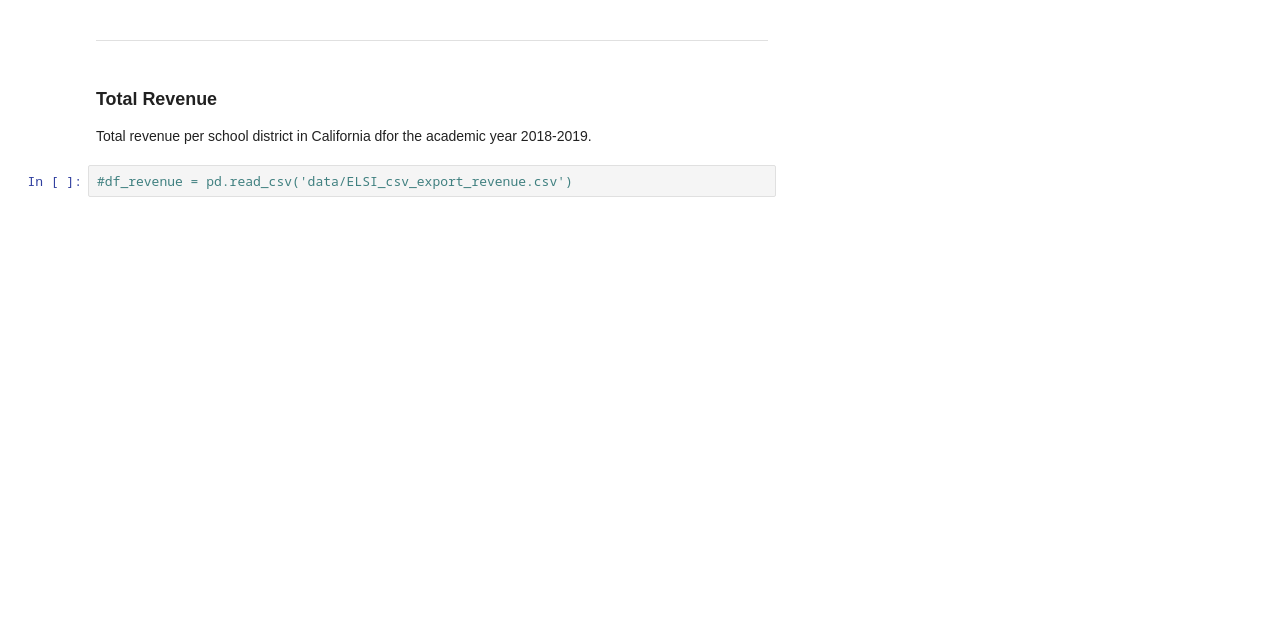
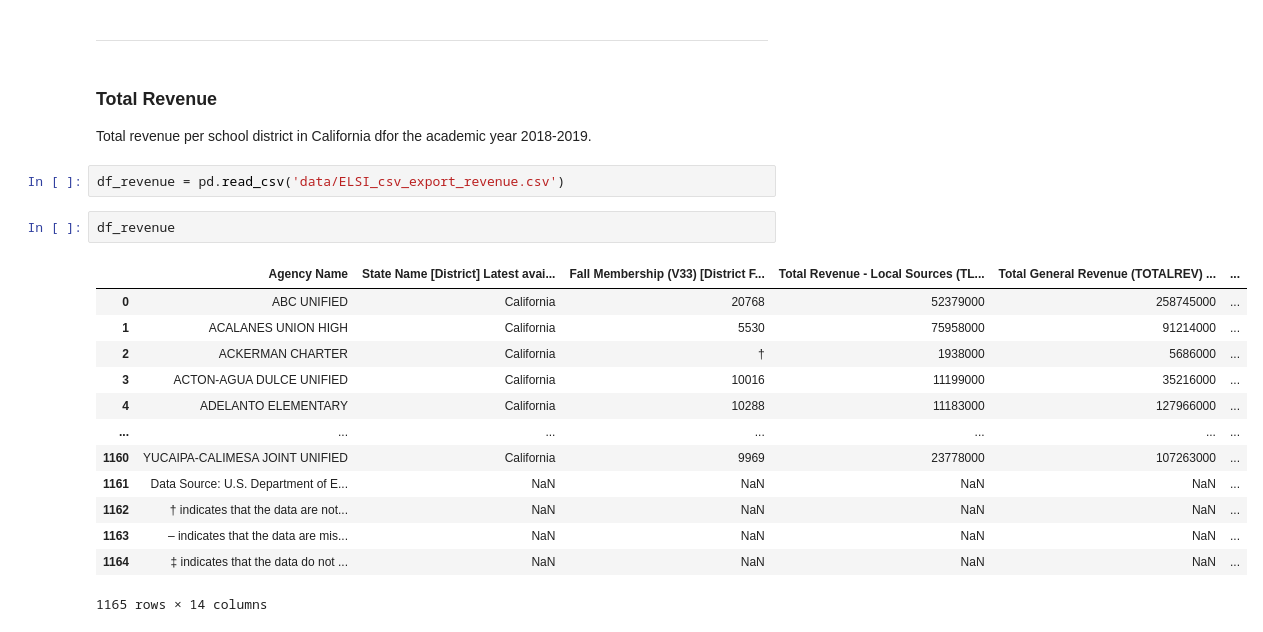
Before and after one commit to gabriellewald/springboard-coursework, a Jupyter notebook: education_project/Capstone2_education_project.ipynb, the cells around one changed output. Saved outputs shown, nothing was run; the diff lists cells and outputs as text; blank space fills up the shorter version.

```diff
--- a/education_project/Capstone2_education_project.ipynb
+++ b/education_project/Capstone2_education_project.ipynb
@@ -157,4 +171,20 @@ Total enrollment per district for grades 3-8 and grade 11 for the academic year
 
 Total revenue per school district in California dfor the academic year 2018-2019.
 # %%
-#df_revenue = pd.read_csv('data/ELSI_csv_export_revenue.csv')
+df_revenue = pd.read_csv('data/ELSI_csv_export_revenue.csv')
+# %%
+df_revenue
+# %% [output]
+|  | Agency Name | State Name [District] Latest avai... | Fall Membership (V33) [District F... | Total Revenue - Local Sources (TL... | Total General Revenue (TOTALREV) ... | ... |
+| 0 | ABC UNIFIED | California | 20768 | 52379000 | 258745000 | ... |
+| 1 | ACALANES UNION HIGH | California | 5530 | 75958000 | 91214000 | ... |
+| 2 | ACKERMAN CHARTER | California | † | 1938000 | 5686000 | ... |
+| 3 | ACTON-AGUA DULCE UNIFIED | California | 10016 | 11199000 | 35216000 | ... |
+| 4 | ADELANTO ELEMENTARY | California | 10288 | 11183000 | 127966000 | ... |
+| ... | ... | ... | ... | ... | ... | ... |
+| 1160 | YUCAIPA-CALIMESA JOINT UNIFIED | California | 9969 | 23778000 | 107263000 | ... |
+| 1161 | Data Source: U.S. Department of E... | NaN | NaN | NaN | NaN | ... |
+| 1162 | † indicates that the data are not... | NaN | NaN | NaN | NaN | ... |
+| 1163 | – indicates that the data are mis... | NaN | NaN | NaN | NaN | ... |
+| 1164 | ‡ indicates that the data do not ... | NaN | NaN | NaN | NaN | ... |
+1165 rows × 14 columns
```
Also changed, not shown: parts of 2 cells of this notebook, 2 other files.
